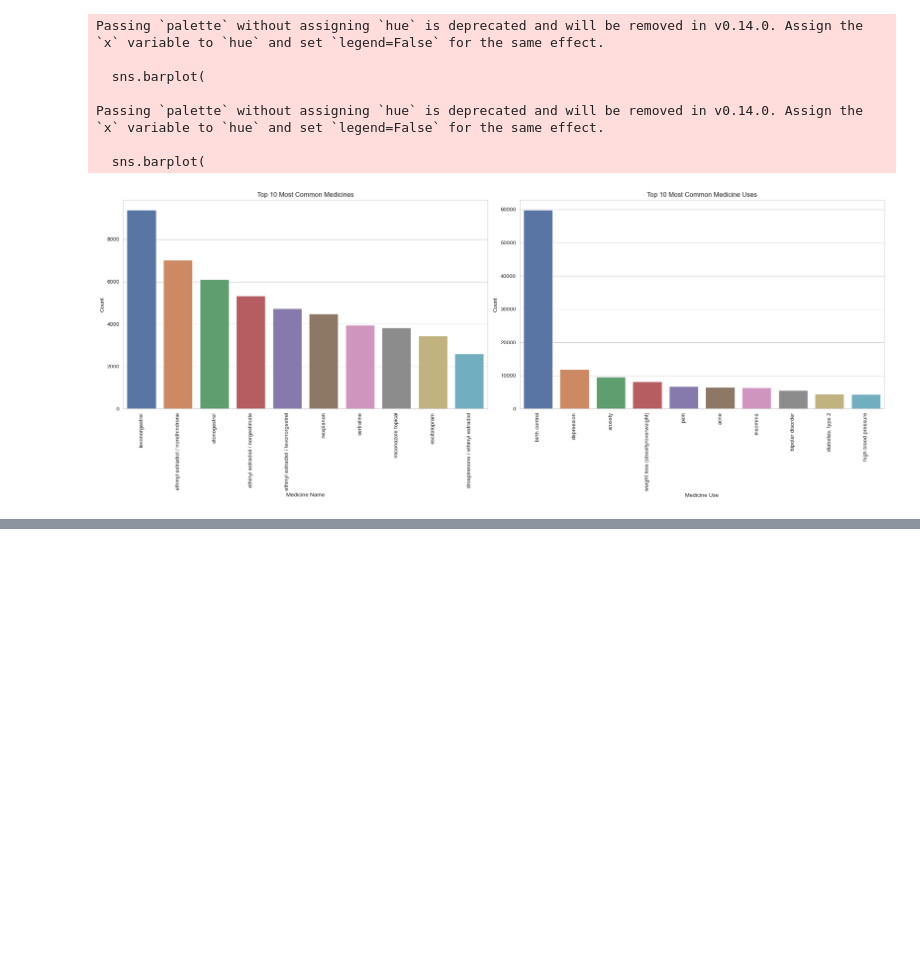
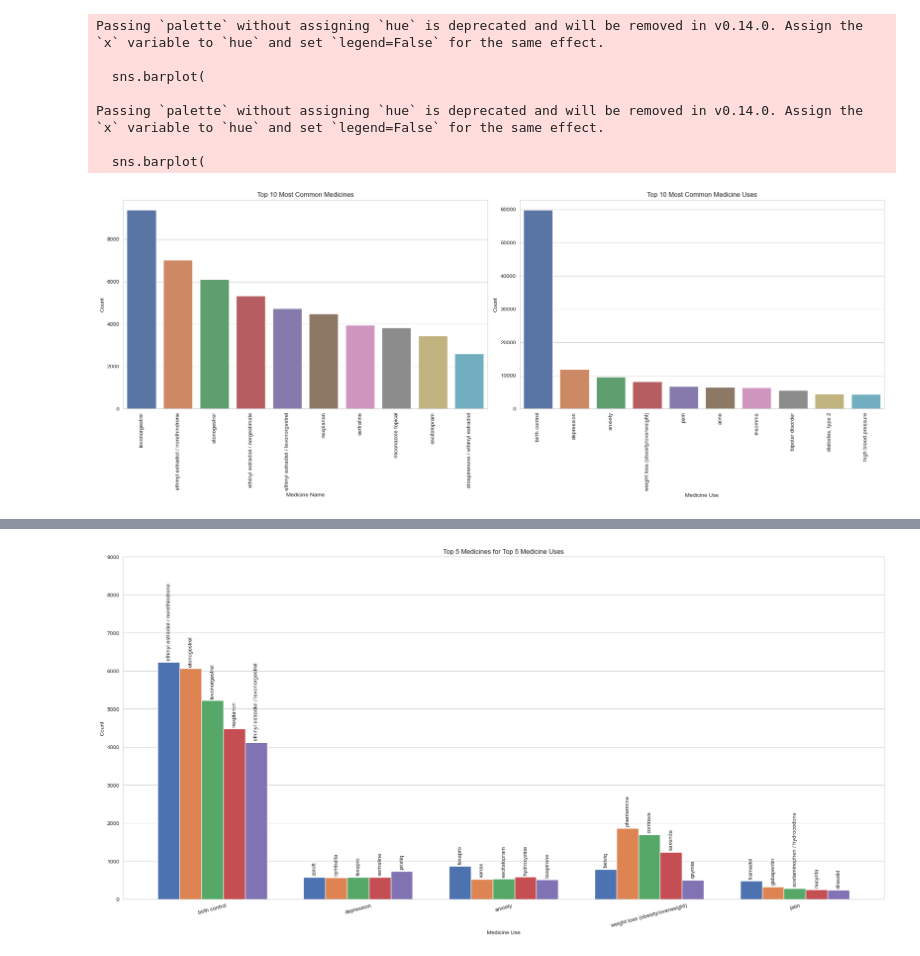
Before and after one commit to brunojrg/social-media-pharmacovigilance, a Jupyter notebook: 1.cleaning_eda.ipynb, the cells around one changed output, grey strips where cells are left out. Drawn from its saved outputs; the diff is of its cells as text; code cells hidden in the pictures; blank space fills up the shorter version.

```diff
--- a/1.cleaning_eda.ipynb
+++ b/1.cleaning_eda.ipynb
@@ -385,0 +339,10 @@ NameError: name 'style_ax' is not defined
+# %%
+#Order by the count of medicine uses
+top_medicines_per_condition['MedicineFor'] = pd.Categorical(
+    top_medicines_per_condition['MedicineFor'],
+    categories=top5_conditions,
+    ordered=True
+)
+
+top_medicines_per_condition = top_medicines_per_condition.sort_values('MedicineFor')
+top_medicines_per_condition
@@ -385,0 +367,77 @@ NameError: name 'style_ax' is not defined
+# %%
+sns.set_style("whitegrid")
+sns.set_palette('deep')
+
+# Create figure
+plt.figure(figsize=(20,10))
+
+# Unique categories
+categories = top_medicines_per_condition['MedicineFor'].unique()
+
+# Number of groups
+n_groups = len(categories)
+
+# Number of bars per group
+n_bars = 5
+
+# X positions for groups
+x = np.arange(n_groups)
+
+# Width of each bar
+width = 0.15
+
+# Create bars
+for i in range(n_bars):
+
+    # Get ith medicine from each category
+    subset = top_medicines_per_condition.groupby('MedicineFor').nth(i)
+
+    # Bar positions
+    positions = x + (i * width)
+
+    # Draw bars
+    bars = plt.bar(
+        positions,
+        subset['count'],
+        width=width,
+    )
+
+    # Add MedicineName labels above bars
+    for j, bar in enumerate(bars):
+
+        height = bar.get_height()
+
+        medicine_name = subset['MedicineName'].iloc[j]
+
+        plt.text(
+            bar.get_x() + bar.get_width()/2,
+            height + 50,
+            medicine_name,
+            ha='center',
+            va='bottom',
+            rotation=90,
+            fontsize=10
+        )
+
+# Center x-axis labels
+plt.xticks(
+    x + width*2,
+    categories,
+    rotation=15
+)
+
+# Labels
+plt.xlabel('Medicine Use')
+plt.ylabel('Count')
+
+# Title
+plt.title('Top 5 Medicines for Top 5 Medicine Uses')
+
+# Layout
+plt.ylim(0, 9000)
+plt.grid(axis='x')
+plt.tight_layout()
+plt.savefig('data/figures/top5_med_top5_cond.png')
+plt.show()
+# %% [output]
+[figure, added]
```
Also changed, not shown: parts of 20 cells of this notebook.
